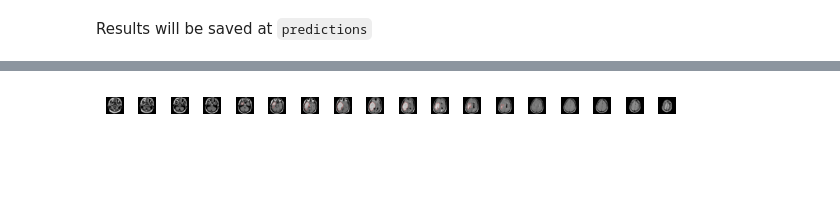
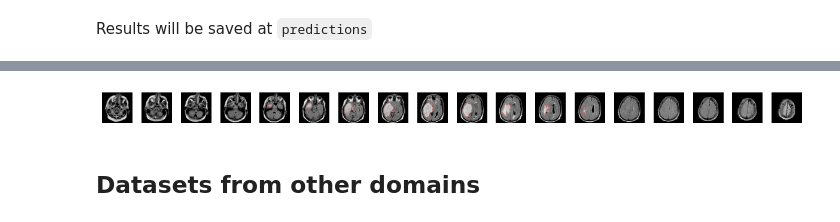
Before and after one commit to judydnguyen/domain-adaptation-segmentation, a Jupyter notebook: load_data.ipynb, the cells around one changed output, grey strips where cells are left out. Cells and saved outputs as stored; diff of their text form; code cells hidden in the pictures; blank space fills up the shorter version.

```diff
--- a/load_data.ipynb
+++ b/load_data.ipynb
@@ -86,32 +88,34 @@ def disp_images(images, fig_size, wl_list=None):
     """
     Display a list of 2D or 3D images using a GUI library.
     :param images: List of images to display.
     :param fig_size: Tuple specifying the figure size.
     :param wl_list: Optional list of window-level settings.
     """
     if images[0].GetDimension() == 2:
         gui.multi_image_display2D(
             image_list=images, figure_size=fig_size, window_level_list=wl_list
         )
     else:
         gui.MultiImageDisplay(
             image_list=images, figure_size=fig_size, window_level_list=wl_list
         )
 
 # Path to the folder containing prediction images
 sample_id = "TCGA_CS_4944_20010208"
 folder_path = "predictions/"
 
 # Get all image files related to the sample ID
 files = sorted([os.path.join(folder_path, f) for f in os.listdir(folder_path) if sample_id in f])
 
 # Load all the image files into SimpleITK.Image objects
 data = []
 for file in files:
     image = sitk.ReadImage(file)  # Read the image using SimpleITK
     data.append(image)
 
 # Display the images with specified figure size
-disp_images(data, fig_size=(6, 2))
+disp_images(data, fig_size=(12, 4))
 # %% [output]
-[figure, old version]
+[figure, new version]
+# %% [markdown]
+## Datasets from other domains
```
Also changed, not shown: parts of 3 cells of this notebook, 11 other files.
